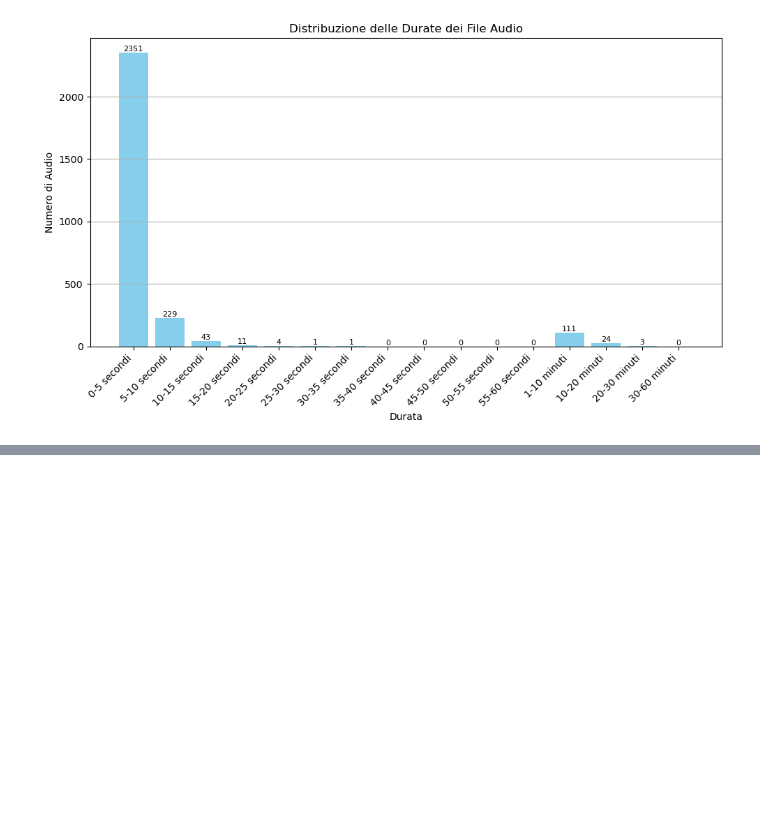
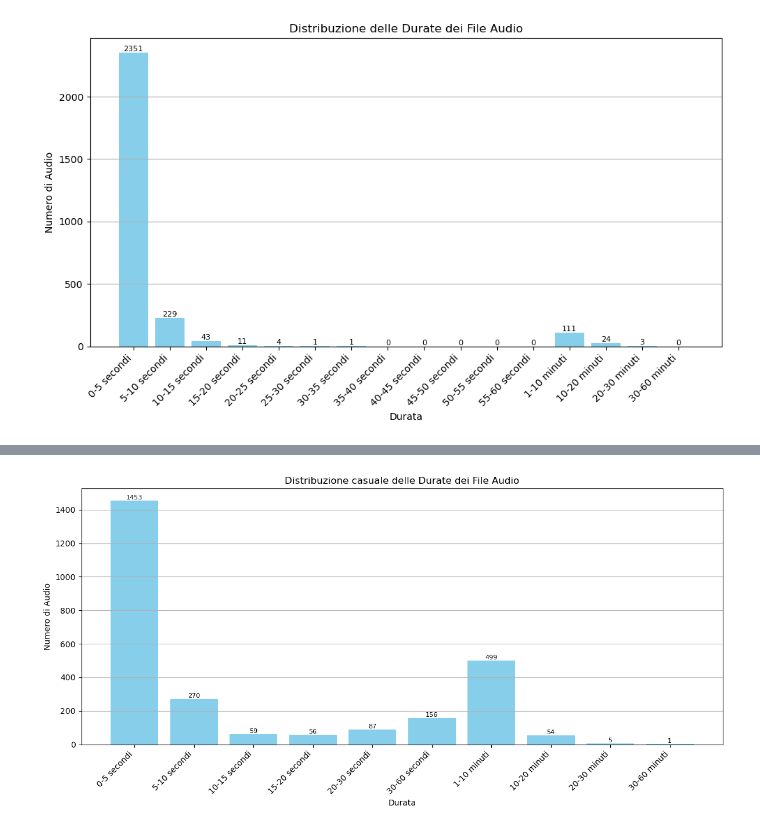
Before and after one commit to IreneGaita/UnderwaterSoundsClassification, a Jupyter notebook: AnalisiPreprocessing.ipynb, the cells around one changed output, grey strips where cells are left out. Saved outputs shown, nothing was run; the diff lists cells and outputs as text; code cells hidden in the pictures; blank space fills up the shorter version.

```diff
--- a/AnalisiPreprocessing.ipynb
+++ b/AnalisiPreprocessing.ipynb
@@ -140,3 +140,70 @@ ffmpeg version 7.0-full_build-www.gyan.dev Copyright (c) 2000-2024 the FFmpeg de
 [mp3 @ 0000024fc53b4840] Failed to read frame size: Could not seek to 5119.
 [in#0 @ 0000024fc539a180] Error ope
 [figure]
+# %%
+from Set_Data.Lettura_Durata import audio_info
+import matplotlib.pyplot as plt
+
+
+# Leggiamo i file audio
+audio_info_dict = audio_info()
+
+# Definiamo gli intervalli per il conteggio
+intervals = {
+    "0-5 secondi": 0,
+    "5-10 secondi": 0,
+    "10-15 secondi": 0,
+    "15-20 secondi": 0,
+    "20-30 secondi": 0,
+    "30-60 secondi": 0,
+    "1-10 minuti": 0,
+    "10-20 minuti": 0,
+    "20-30 minuti": 0,
+    "30-60 minuti": 0,
+}
+
+# Conteggio dei valori per intervallo
+for duration_tuple in audio_info_dict.values():
+    minutes, seconds = duration_tuple
+    total_minutes = minutes + seconds / 60
+    if total_minutes < 0.08333:  # 5 secondi
+        intervals["0-5 secondi"] += 1
+    elif total_minutes < 0.16667:  # 10 secondi
+        intervals["5-10 secondi"] += 1
+    elif total_minutes < 0.25:  # 15 secondi
+        intervals["10-15 secondi"] += 1
+    elif total_minutes < 0.33333:  # 20 secondi
+        intervals["15-20 secondi"] += 1
+    elif total_minutes < 0.5:  # 30 secondi
+        intervals["20-30 secondi"] += 1
+    elif total_minutes < 1:  # 60 secondi
+        intervals["30-60 secondi"] += 1
+    elif total_minutes < 10:  # 10 minuti
+        intervals["1-10 minuti"] += 1
+    elif total_minutes < 20:  # 20 minuti
+        intervals["10-20 minuti"] += 1
+    elif total_minutes < 30:  # 30 minuti
+        intervals["20-30 minuti"] += 1
+    elif total_minutes < 60:  # 60 minuti
+        intervals["30-60 minuti"] += 1
+
+# Estraiamo i dati per il grafico
+labels, counts = zip(*intervals.items())
+
+# Creiamo il grafico a barre
+plt.figure(figsize=(12, 6))
+bars = plt.bar(labels, counts, color='skyblue')
+
+# Aggiungiamo l'annotazione del testo sopra ciascuna barra
+for bar, count in zip(bars, counts):
+    plt.text(bar.get_x() + bar.get_width() / 2, bar.get_height(), str(count),
+             ha='center', va='bottom', fontsize=8, color='black')
+
+plt.xlabel('Durata')
+plt.ylabel('Numero di Audio')
+plt.title('Distribuzione casuale delle Durate dei File Audio')
+plt.xticks(rotation=45, ha='right')
+plt.grid(axis='y')
+plt.tight_layout()
+plt.show()
+# %% [output]
@@ -143,2 +227,3 @@ ffmpeg version 7.0-full_build-www.gyan.dev Copyright (c) 2000-2024 the FFmpeg de
+[figure, added]
 # %%
 # %% [output]
```
Also changed, not shown: parts of 3 cells of this notebook.
